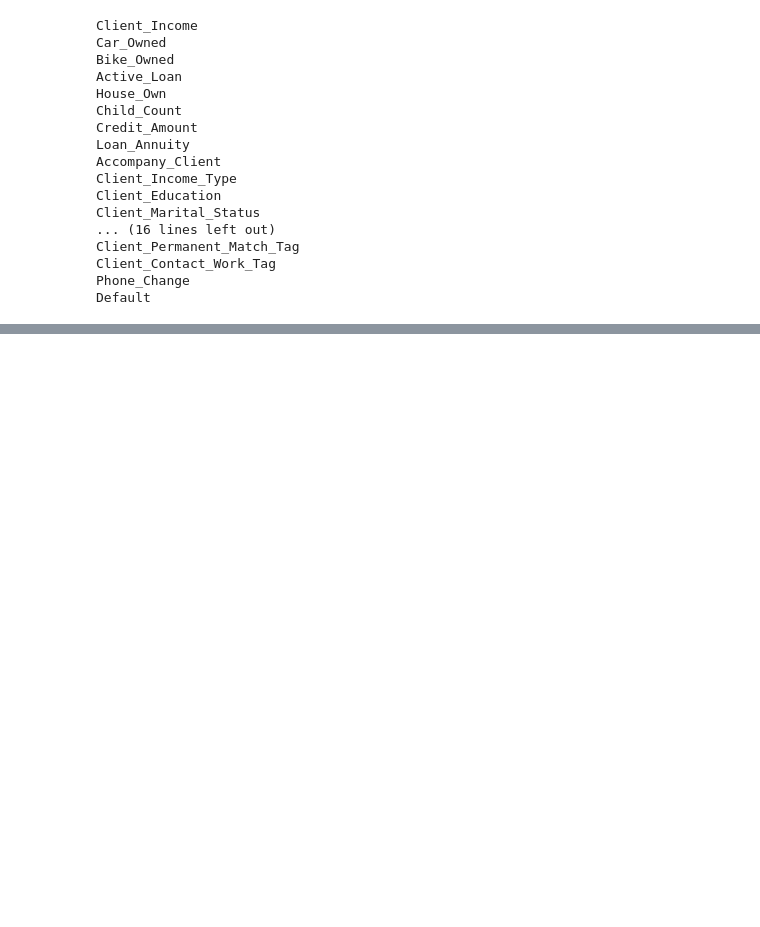
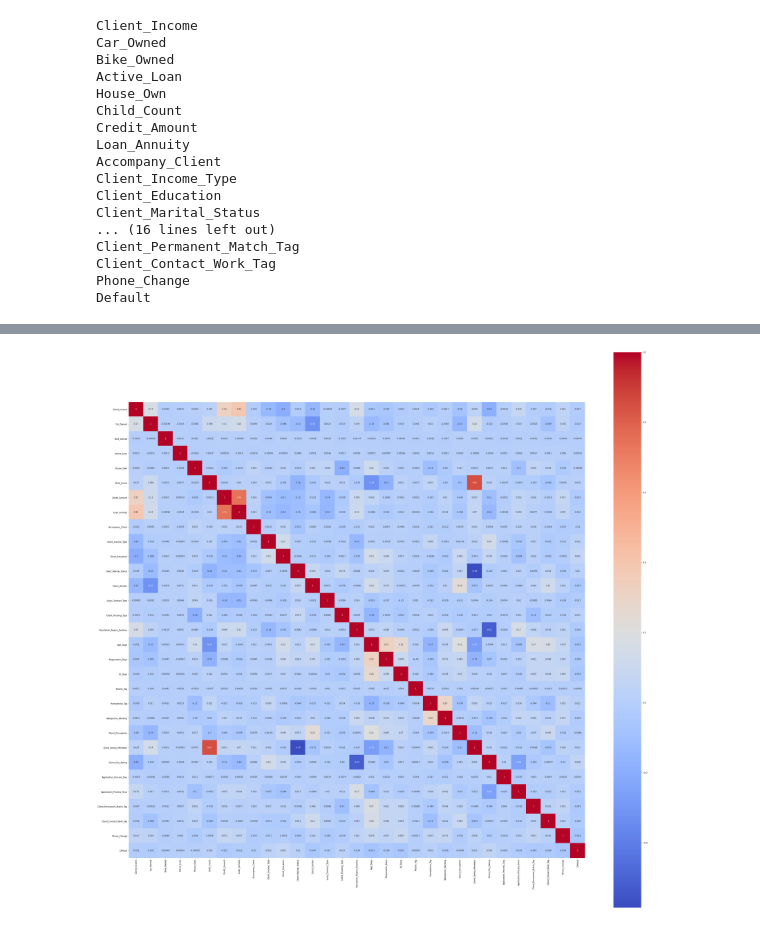
Before and after one commit to DhanushaPerera07/ML_Assignment2_IT18231656_IT18229080_IT18230666_IT18226324, a Jupyter notebook: prediction_app.ipynb, the cells around one changed output, grey strips where cells are left out. Saved outputs shown, nothing was run; the diff lists cells and outputs as text; code cells hidden in the pictures; blank space fills up the shorter version.

```diff
--- a/prediction_app.ipynb
+++ b/prediction_app.ipynb
@@ -474,2 +474,8 @@ print(value)
 # %%
 starting_df = starting_df.drop(columns=['Employed_Days'])
+# %%
+plt.figure(figsize=(50,50))
+sb.heatmap(starting_df.corr(), annot=True, square=True, linecolor='Black', cmap='coolwarm')
+plt.show()
+# %% [output]
+[figure, added]
```
Also changed, not shown: parts of 3 cells of this notebook.
